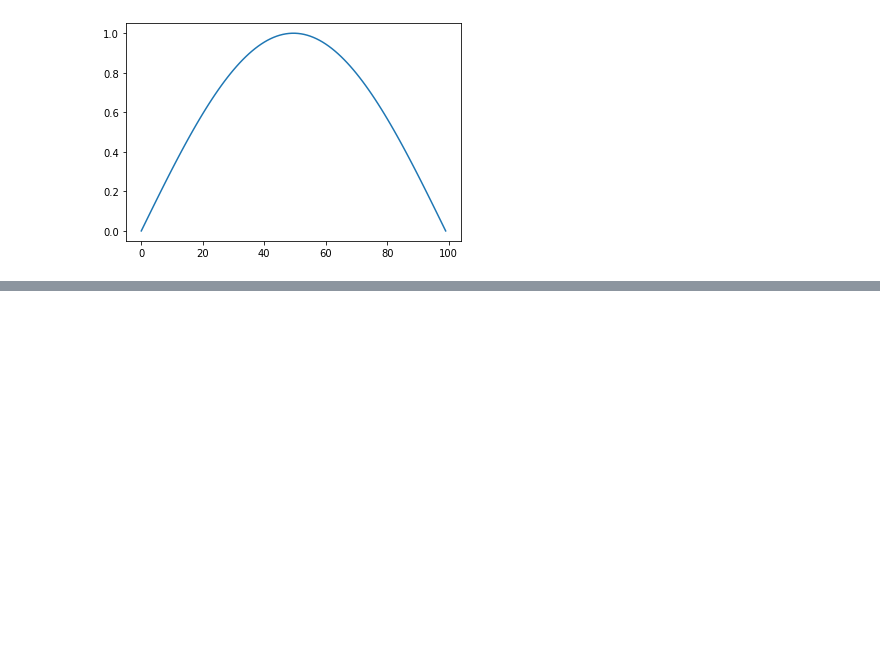
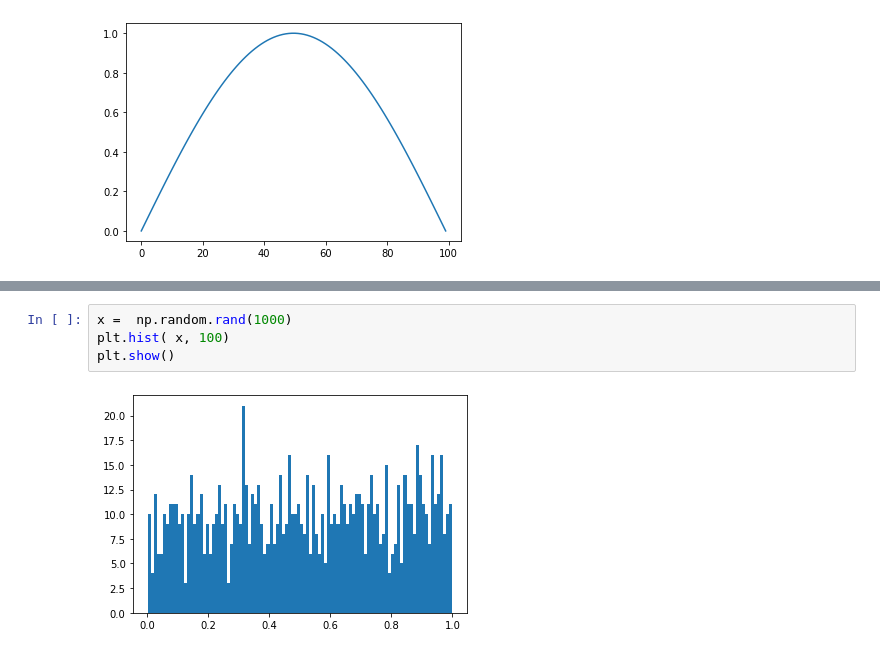
Before and after one commit to decoz/mlclass, a Jupyter notebook: 2_numpy_calc.ipynb, the cells around one changed output, grey strips where cells are left out. Saved outputs shown, nothing was run; the diff lists cells and outputs as text; blank space fills up the shorter version.

```diff
--- a/2_numpy_calc.ipynb
+++ b/2_numpy_calc.ipynb
@@ -456,0 +270,6 @@ plt.show()
+# %%
+x =  np.random.rand(1000)
+plt.hist( x, 100)
+plt.show()
+# %% [output]
+[figure, added]
```
Also changed, not shown: parts of 41 cells of this notebook.
